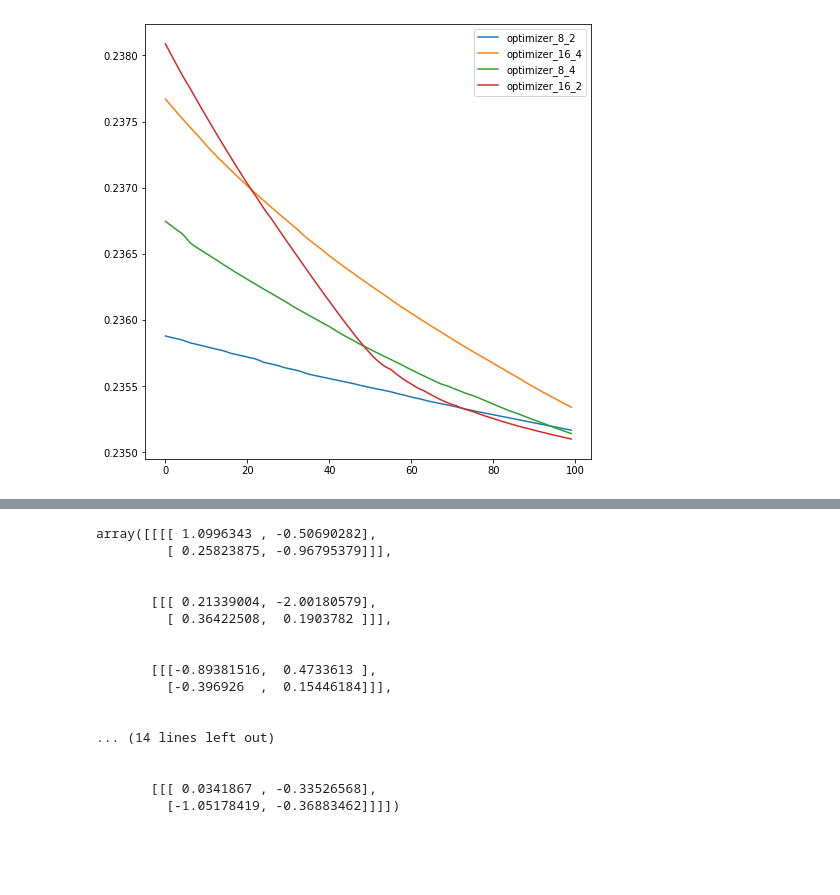
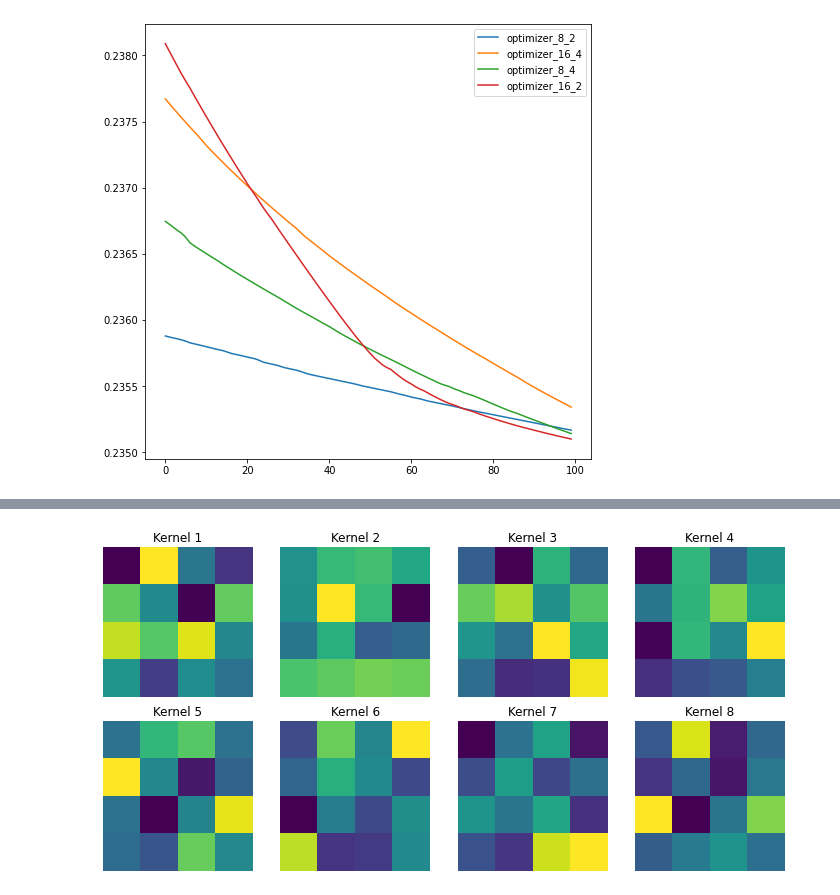
Before and after one commit to olgaszatkowska/neural_networks_course, a Jupyter notebook: convolution_affnist_results.ipynb, the cells around one changed output, grey strips where cells are left out. Cells and saved outputs as stored; diff of their text form; code cells hidden in the pictures; blank space fills up the shorter version.

```diff
--- a/convolution_affnist_results.ipynb
+++ b/convolution_affnist_results.ipynb
@@ -63,23 +77,18 @@ for elem in average_data[::4]:
 # %%
-conv_layer_1 = model_8_2.layers[0]
+conv_layer_1 = model_8_4.layers[0]
+kernel = conv_layer_1.kernel
 
-plt.imshow(elem, interpolation="nearest")
+kernel = kernel.reshape((8,4,4))
+fig, axes = plt.subplots(2, 4, figsize=(10, 5))
+axes = axes.flatten()
+
+for i in range(8):
+    ax = axes[i]
+    ax.imshow(kernel[i], interpolation="nearest")
+    ax.set_title(f"Kernel {i+1}")
+    ax.axis('off')  # Turn off axis labels
+
+plt.tight_layout()
 plt.show()
 # %% [output]
-array([[[[ 1.0996343 , -0.50690282],
-         [ 0.25823875, -0.96795379]]],
-
-
-       [[[ 0.21339004, -2.00180579],
-         [ 0.36422508,  0.1903782 ]]],
-
-
-       [[[-0.89381516,  0.4733613 ],
-         [-0.396926  ,  0.15446184]]],
-
-
-... (14 lines left out)
-
-
-       [[[ 0.0341867 , -0.33526568],
-         [-1.05178419, -0.36883462]]]])
+[figure, added]
```
Also changed, not shown: parts of 12 cells of this notebook, 3 other files.
